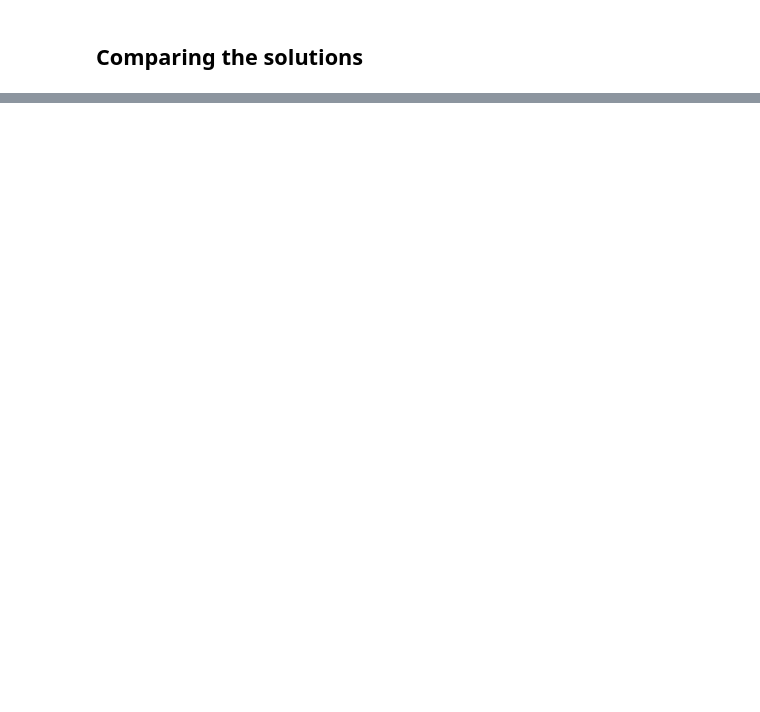
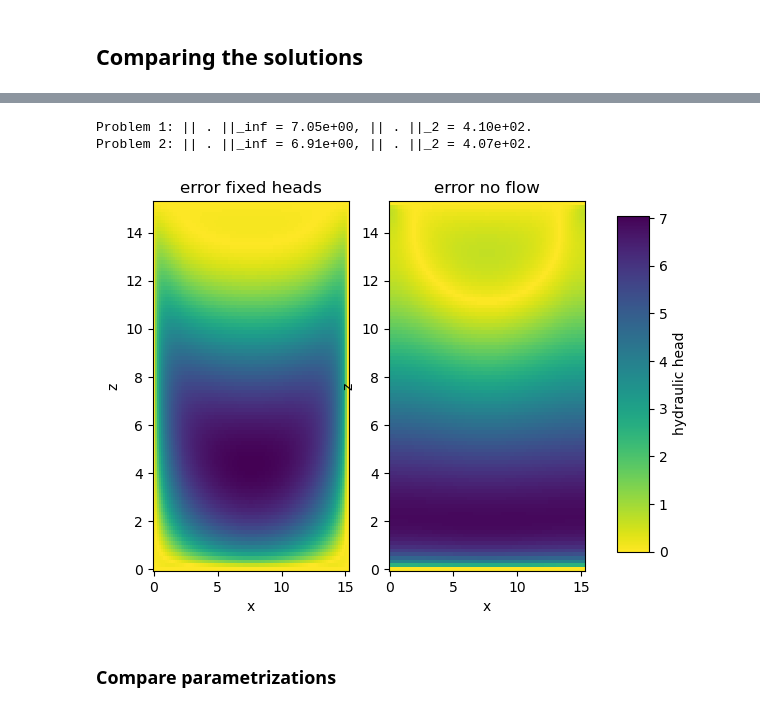
Before and after one commit to lannika-ut/ScientificPractice, a Jupyter notebook: FiniteElements/Richards_analytical.ipynb, the cells around one changed output, grey strips where cells are left out. Cells and saved outputs as stored; diff of their text form; code cells hidden in the pictures; blank space fills up the shorter version.

Commit message:
comparing different parameters, Richards_analytical1 works now on nonnegative capillary pressure heads

```diff
--- a/FiniteElements/Richards_analytical.ipynb
+++ b/FiniteElements/Richards_analytical.ipynb
@@ -378,0 +366,31 @@ fig.set_tight_layout
+# %%
+p1_err = h_fix - heads_fix
+p2_err = h_no - heads_no
+print(f"Problem 1: || . ||_inf = {np.linalg.norm(p1_err.flatten(), ord=np.inf):.2e}, || . ||_2 = {np.linalg.norm(p1_err.flatten(), ord=2):.2e}.")
+print(f"Problem 2: || . ||_inf = {np.linalg.norm(p2_err.flatten(), ord=np.inf):.2e}, || . ||_2 = {np.linalg.norm(p2_err.flatten(), ord=2):.2e}.")
+# %% [output]
+Problem 1: || . ||_inf = 7.05e+00, || . ||_2 = 4.10e+02.
+Problem 2: || . ||_inf = 6.91e+00, || . ||_2 = 4.07e+02.
+# %%
+vmin = np.min([np.abs(p1_err), np.abs(p2_err)])
+vmax = np.max([np.abs(p1_err), np.abs(p2_err)])
+
+fig, ax = plt.subplots(1,2)
+con1 = ax[0].pcolormesh(X, Z, np.abs(p1_err), cmap=plt.cm.viridis_r, vmin=vmin, vmax=vmax)
+ax[0].set_title("error fixed heads")
+ax[0].set_xlabel("x")
+ax[0].set_ylabel("z")
+
+con1 = ax[1].pcolormesh(X, Z, np.abs(p2_err), cmap=plt.cm.viridis_r, vmin=vmin, vmax=vmax)
+ax[1].set_title("error no flow")
+ax[1].set_xlabel("x")
+ax[1].set_ylabel("z")
+
+fig.subplots_adjust(right=0.8)
+cbar_ax = fig.add_axes([0.85, 0.15, 0.05, 0.7])
+cbar = fig.colorbar(con1, cax=cbar_ax)
+cbar.set_label("hydraulic head")
+# %% [output]
+[figure, added]
+# %% [markdown]
+### Compare parametrizations
```
Also changed, not shown: parts of 11 cells of this notebook, 3 other files.
